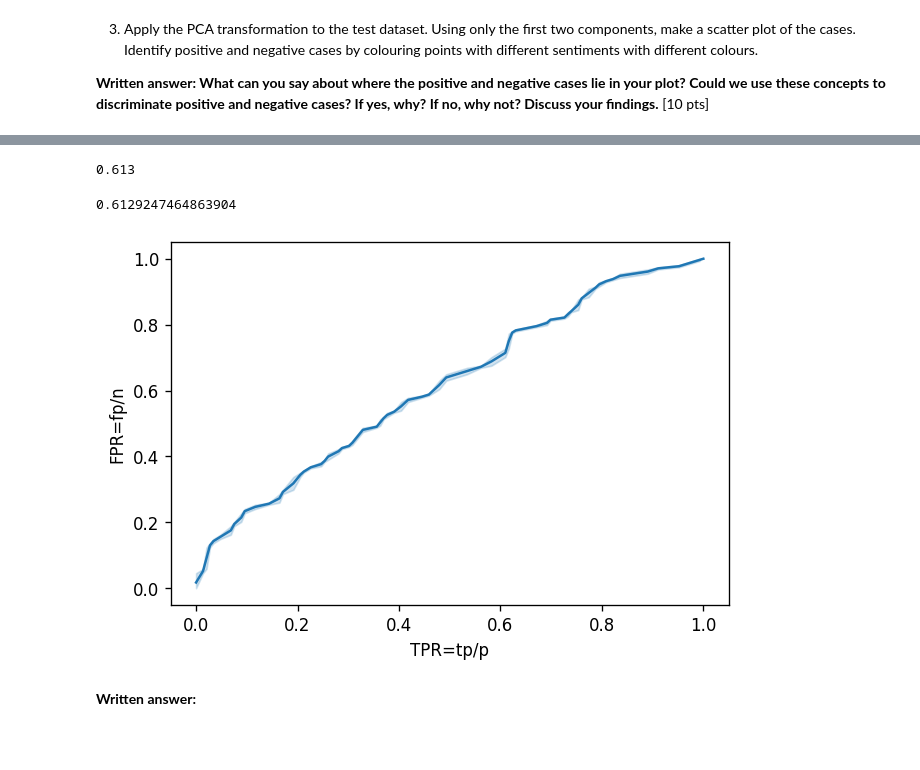
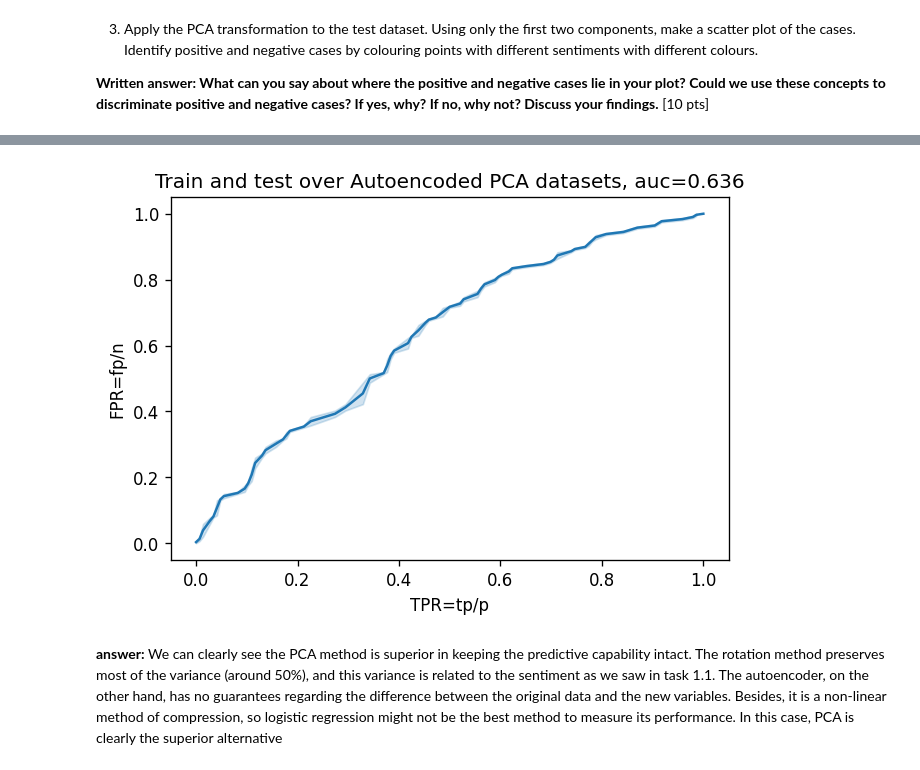
Before and after one commit to Razybehbahani/ML, a Jupyter notebook: small_projects/HousesDatasetClean/TextMining.ipynb, the cells around one changed output, grey strips where cells are left out. Saved outputs shown, nothing was run; the diff lists cells and outputs as text; code cells hidden in the pictures; blank space fills up the shorter version.

```diff
--- a/small_projects/HousesDatasetClean/TextMining.ipynb
+++ b/small_projects/HousesDatasetClean/TextMining.ipynb
@@ -474,31 +402,30 @@ print(auc(fpr_t, tpr_t))
 # %%
 # Autoencoder dataset regression and AUC plot / calculation
-Z4_train = auto_enc.encoder(Xtrain_scaled).detach().numpy()
-Z4_test = auto_enc.encoder(Xtest_scaled).detach().numpy()
+x_train_auto = auto_enc.encoder(x_train_tensor).detach().numpy()
+x_test_auto = auto_enc.encoder(x_test_tensor).detach().numpy()
 
-model = LogisticRegressionCV(cv =5, max_iter = 1000000, multi_class='auto')
+LogRegAuto = LogisticRegressionCV(cv =5, max_iter = 1000, multi_class='auto')
 
 
-M3 = model.fit(Z4_train, y_train.values.ravel())
+LogRegAuto.fit(x_train_auto, y_train.values.ravel())
 
-y_pred = M3.predict(Z4_test)
-y_probs = M3.predict_proba(Z4_test)
+y_pred = LogRegAuto.predict(x_test_auto)
+y_probs = LogRegAuto.predict_proba(x_test_auto)
 
 
 auroc = np.round(roc_auc_score(y_true = y_test.values.ravel(),
                              y_score = y_probs[:,1]), decimals = 3)
-print(auroc)
+
 fpr_t, tpr_t , _ = roc_curve(y_test, y_probs[:,1], pos_label = 1)
 
 fig, ax = plt.subplots(dpi = 120)
 
 ax = sns.lineplot(fpr_t, tpr_t)
 plt.xlabel('TPR=tp/p')
 plt.ylabel('FPR=fp/n')
-print(auc(fpr_t, tpr_t))
+plt.title('Train and test over Autoencoded PCA datasets, auc='+str(auroc))
+plt.show()
 # %% [output]
-0.613
-0.6129247464863904
-[figure, old version]
+[figure, new version]
 # %% [markdown]
-**Written answer:**
+**answer:** We can clearly see the PCA method is superior in keeping the predictive capability intact. The rotation method preserves most of the variance (around 50%), and this variance is related to the sentiment as we saw in task 1.1. The autoencoder, on the other hand, has no guarantees regarding the difference between the original data and the new variables. Besides, it is a non-linear method of compression, so logistic regression might not be the best method to measure its performance. In this case, PCA is clearly the superior alternative
```
Also changed, not shown: parts of 25 cells of this notebook.
